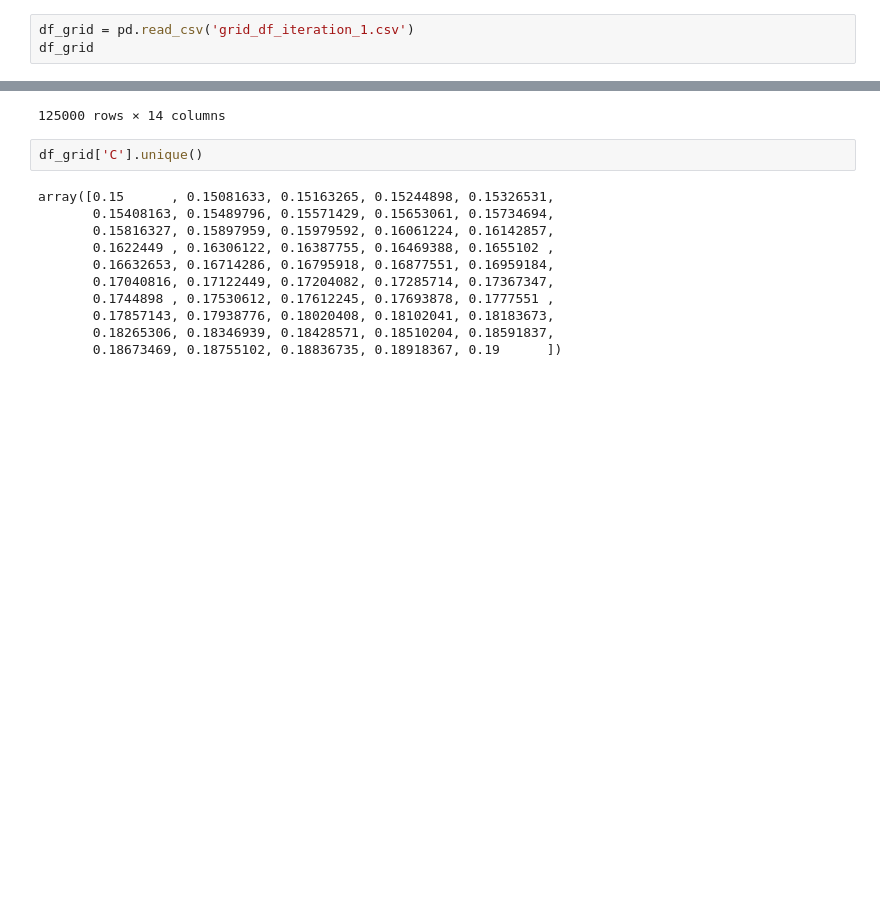
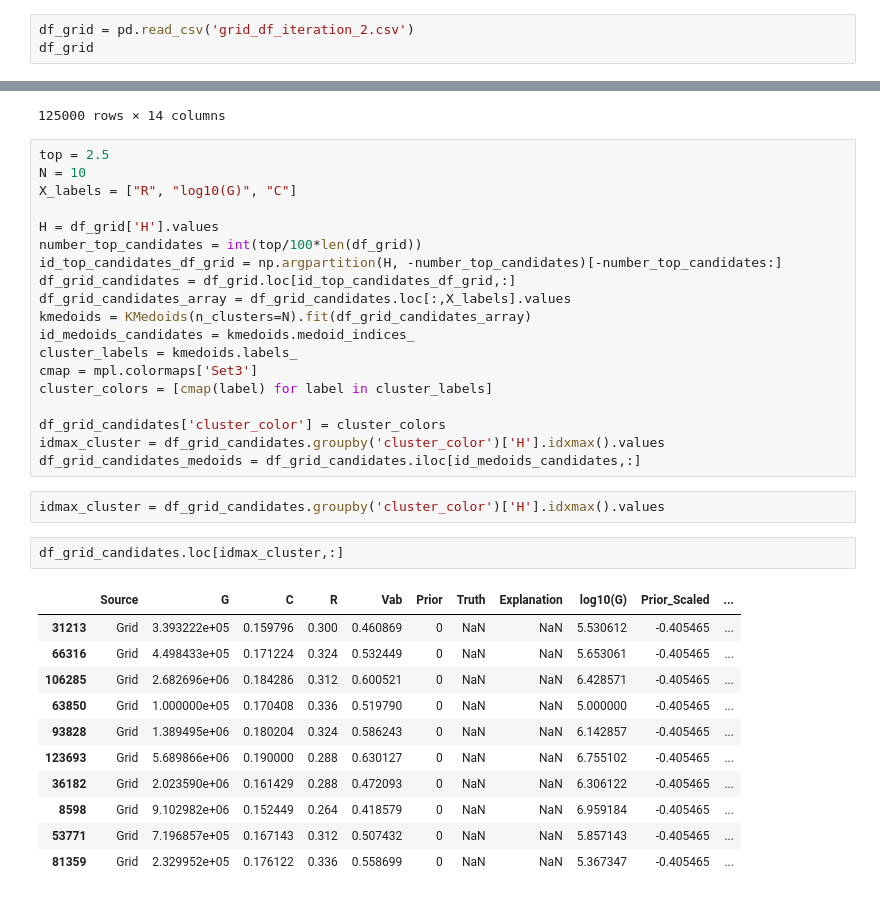
Before and after one commit to juanesfco/tamubo, a Jupyter notebook: ALProject/check.ipynb, the cells around one changed output, grey strips where cells are left out. Cells and saved outputs as stored; diff of their text form; blank space fills up the shorter version.

```diff
--- a/ALProject/check.ipynb
+++ b/ALProject/check.ipynb
@@ -138,7 +140,7 @@ combined_df
 | 125052 | Karma | 100000.000000 | 0.19 | 0.600 | 0.630127 | 0 | 1.0 | Planar | -0.405465 | ... |
 125053 rows × 10 columns
 # %%
-df_grid = pd.read_csv('grid_df_iteration_1.csv')
+df_grid = pd.read_csv('grid_df_iteration_2.csv')
 df_grid
 # %% [output]
 |  | Source | G | C | R | Vab | Prior | Truth | Explanation | log10(G) | Prior_Scaled | ... |
@@ -154,16 +156,38 @@ df_grid
 | 124998 | Grid | 9.102982e+06 | 0.19 | 0.600 | 0.630127 | 0 | NaN | NaN | 6.959184 | -0.405465 | ... |
 | 124999 | Grid | 1.000000e+07 | 0.19 | 0.600 | 0.630127 | 0 | NaN | NaN | 7.000000 | -0.405465 | ... |
 125000 rows × 14 columns
-# %%
-df_grid['C'].unique()
-# %% [output]
-array([0.15      , 0.15081633, 0.15163265, 0.15244898, 0.15326531,
-       0.15408163, 0.15489796, 0.15571429, 0.15653061, 0.15734694,
-       0.15816327, 0.15897959, 0.15979592, 0.16061224, 0.16142857,
-       0.1622449 , 0.16306122, 0.16387755, 0.16469388, 0.1655102 ,
-       0.16632653, 0.16714286, 0.16795918, 0.16877551, 0.16959184,
-       0.17040816, 0.17122449, 0.17204082, 0.17285714, 0.17367347,
-       0.1744898 , 0.17530612, 0.17612245, 0.17693878, 0.1777551 ,
-       0.17857143, 0.17938776, 0.18020408, 0.18102041, 0.18183673,
-       0.18265306, 0.18346939, 0.18428571, 0.18510204, 0.18591837,
-       0.18673469, 0.18755102, 0.18836735, 0.18918367, 0.19      ])
+# %%
+top = 2.5
+N = 10
+X_labels = ["R", "log10(G)", "C"]
+
+H = df_grid['H'].values
+number_top_candidates = int(top/100*len(df_grid))
+id_top_candidates_df_grid = np.argpartition(H, -number_top_candidates)[-number_top_candidates:]
+df_grid_candidates = df_grid.loc[id_top_candidates_df_grid,:]
+df_grid_candidates_array = df_grid_candidates.loc[:,X_labels].values
+kmedoids = KMedoids(n_clusters=N).fit(df_grid_candidates_array)
+id_medoids_candidates = kmedoids.medoid_indices_
+cluster_labels = kmedoids.labels_
+cmap = mpl.colormaps['Set3']
+cluster_colors = [cmap(label) for label in cluster_labels]
+
+df_grid_candidates['cluster_color'] = cluster_colors
+idmax_cluster = df_grid_candidates.groupby('cluster_color')['H'].idxmax().values
+df_grid_candidates_medoids = df_grid_candidates.iloc[id_medoids_candidates,:]
+# %%
+idmax_cluster = df_grid_candidates.groupby('cluster_color')['H'].idxmax().values
+# %%
+df_grid_candidates.loc[idmax_cluster,:]
+# %% [output]
+|  | Source | G | C | R | Vab | Prior | Truth | Explanation | log10(G) | Prior_Scaled | ... |
+| 31213 | Grid | 3.393222e+05 | 0.159796 | 0.300 | 0.460869 | 0 | NaN | NaN | 5.530612 | -0.405465 | ... |
+| 66316 | Grid | 4.498433e+05 | 0.171224 | 0.324 | 0.532449 | 0 | NaN | NaN | 5.653061 | -0.405465 | ... |
+| 106285 | Grid | 2.682696e+06 | 0.184286 | 0.312 | 0.600521 | 0 | NaN | NaN | 6.428571 | -0.405465 | ... |
+| 63850 | Grid | 1.000000e+05 | 0.170408 | 0.336 | 0.519790 | 0 | NaN | NaN | 5.000000 | -0.405465 | ... |
+| 93828 | Grid | 1.389495e+06 | 0.180204 | 0.324 | 0.586243 | 0 | NaN | NaN | 6.142857 | -0.405465 | ... |
+| 123693 | Grid | 5.689866e+06 | 0.190000 | 0.288 | 0.630127 | 0 | NaN | NaN | 6.755102 | -0.405465 | ... |
+| 36182 | Grid | 2.023590e+06 | 0.161429 | 0.288 | 0.472093 | 0 | NaN | NaN | 6.306122 | -0.405465 | ... |
+| 8598 | Grid | 9.102982e+06 | 0.152449 | 0.264 | 0.418579 | 0 | NaN | NaN | 6.959184 | -0.405465 | ... |
+| 53771 | Grid | 7.196857e+05 | 0.167143 | 0.312 | 0.507432 | 0 | NaN | NaN | 5.857143 | -0.405465 | ... |
+| 81359 | Grid | 2.329952e+05 | 0.176122 | 0.336 | 0.558699 | 0 | NaN | NaN | 5.367347 | -0.405465 | ... |
```
Also changed, not shown: parts of 8 cells of this notebook, 16 other files.
